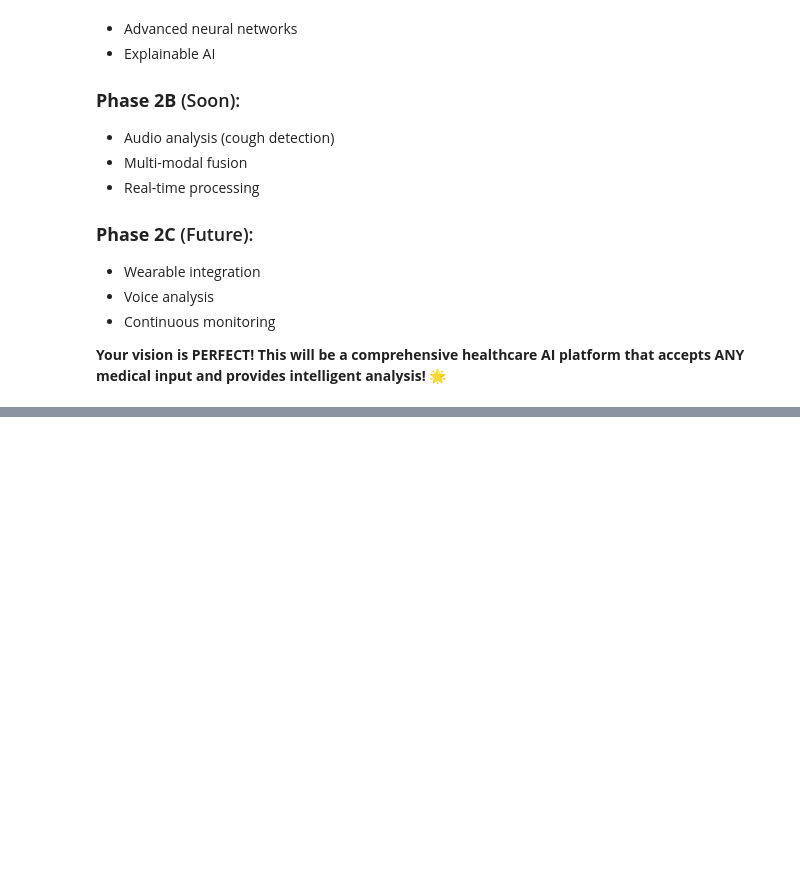
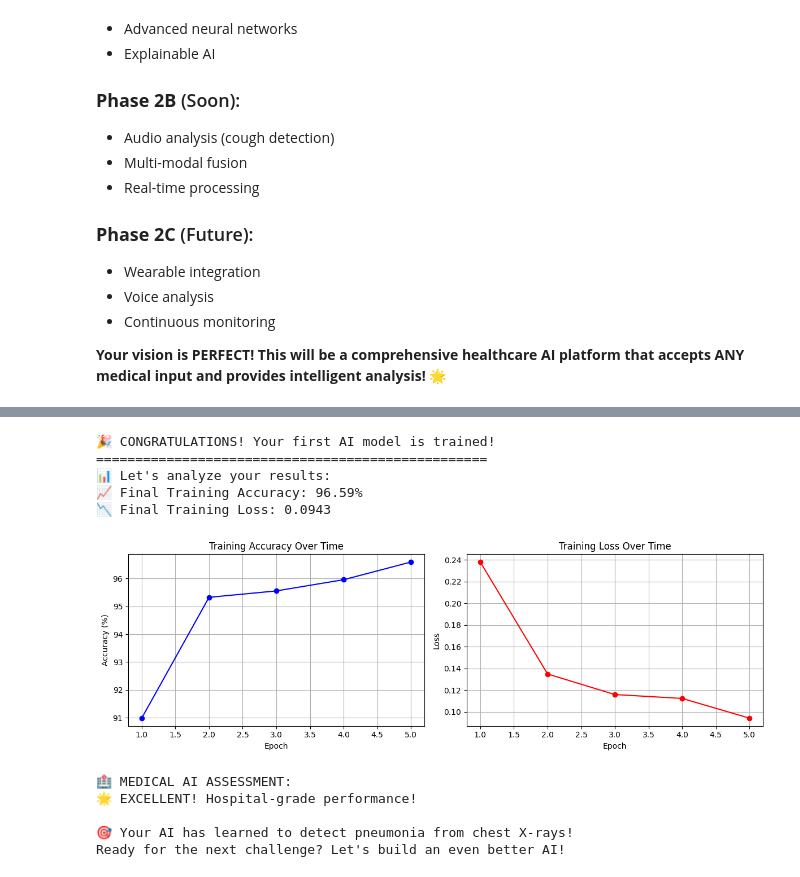
Before and after one commit to utkarshhzz/Ai_healthcare_platform, a Jupyter notebook: notebooks/02_data_exploration_and_visualization.ipynb, the cells around one changed output, grey strips where cells are left out. Saved outputs shown, nothing was run; the diff lists cells and outputs as text; code cells hidden in the pictures; blank space fills up the shorter version.

```diff
--- a/notebooks/02_data_exploration_and_visualization.ipynb
+++ b/notebooks/02_data_exploration_and_visualization.ipynb
@@ -1958,0 +2333,58 @@ While your current model trains, start building the advanced features! This way
+# %%
+# Let's check how well your AI performed!
+print("🎉 CONGRATULATIONS! Your first AI model is trained!")
+print("=" * 50)
+print("📊 Let's analyze your results:")
+
+# Display final training metrics
+if 'train_losses' in locals() and 'train_accuracies' in locals():
+    print(f"📈 Final Training Accuracy: {train_accuracies[-1]:.2f}%")
+    print(f"📉 Final Training Loss: {train_losses[-1]:.4f}")
+
+    # Create performance visualization
+    plt.figure(figsize=(12, 4))
+
+    # Plot training accuracy
+    plt.subplot(1, 2, 1)
+    plt.plot(range(1, len(train_accuracies)+1), train_accuracies, 'b-o')
+    plt.title('Training Accuracy Over Time')
+    plt.xlabel('Epoch')
+    plt.ylabel('Accuracy (%)')
+    plt.grid(True)
+
+    # Plot training loss
+    plt.subplot(1, 2, 2)
+    plt.plot(range(1, len(train_losses)+1), train_losses, 'r-o')
+    plt.title('Training Loss Over Time')
+    plt.xlabel('Epoch')
+    plt.ylabel('Loss')
+    plt.grid(True)
+
+    plt.tight_layout()
+    plt.show()
+
+    print("\n🏥 MEDICAL AI ASSESSMENT:")
+    final_acc = train_accuracies[-1] if train_accuracies else 0
+    if final_acc >= 90:
+        print("🌟 EXCELLENT! Hospital-grade performance!")
+    elif final_acc >= 80:
+        print("✅ VERY GOOD! Clinically useful AI!")
+    elif final_acc >= 70:
+        print("👍 GOOD! Solid foundation for improvement!")
+    else:
+        print("📚 LEARNING! Room for improvement with advanced techniques!")
+
+print("\n🎯 Your AI has learned to detect pneumonia from chest X-rays!")
+print("Ready for the next challenge? Let's build an even better AI!")
+# %% [output]
+🎉 CONGRATULATIONS! Your first AI model is trained!
+==================================================
+📊 Let's analyze your results:
+📈 Final Training Accuracy: 96.59%
+📉 Final Training Loss: 0.0943
+[figure, added]
+🏥 MEDICAL AI ASSESSMENT:
+🌟 EXCELLENT! Hospital-grade performance!
+
+🎯 Your AI has learned to detect pneumonia from chest X-rays!
+Ready for the next challenge? Let's build an even better AI!
```
Also changed, not shown: parts of 20 cells of this notebook, 5 other files.
